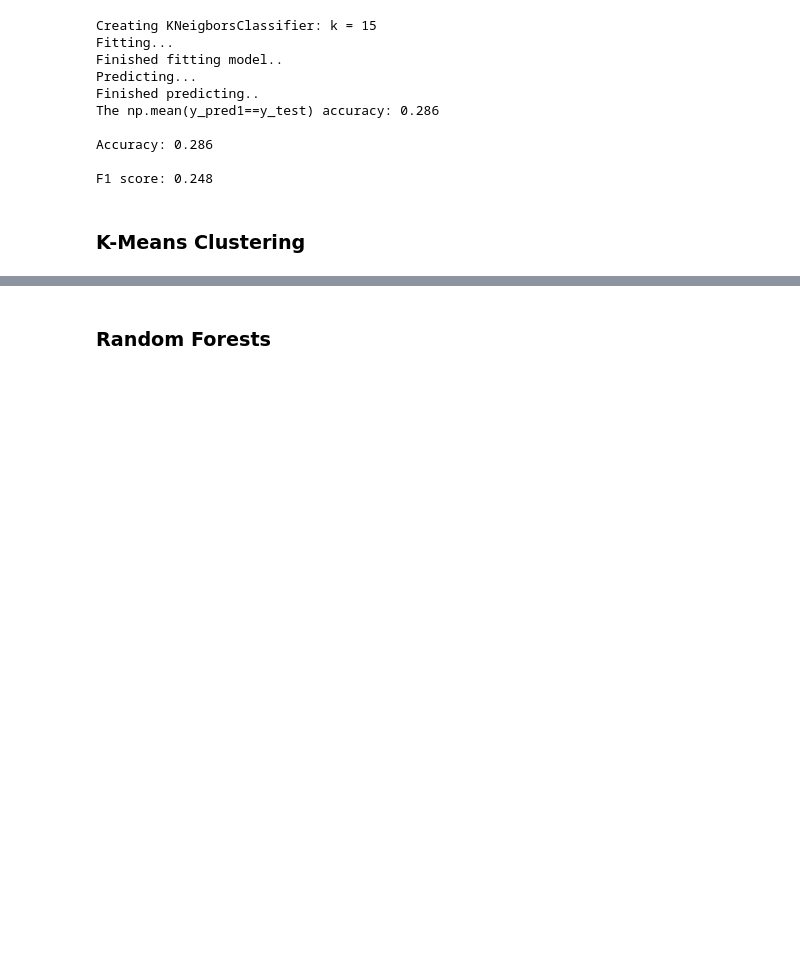
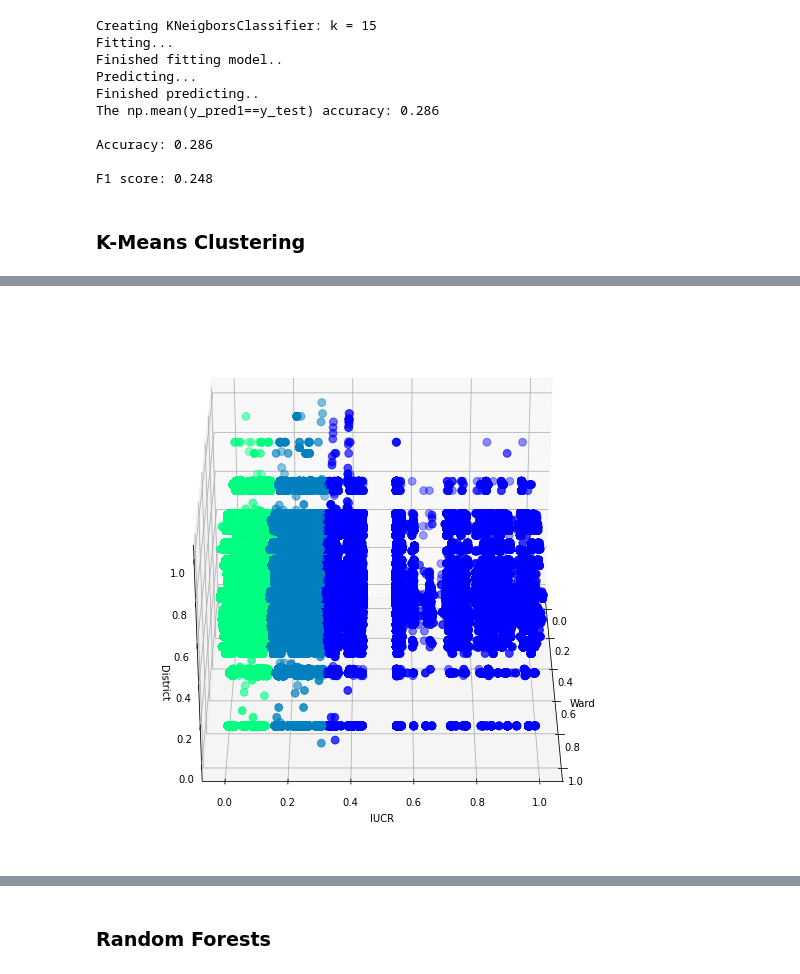
Before and after one commit to jimitbhalavat/CS435TermProject, a Jupyter notebook: TermProject.ipynb, the cells around one changed output, grey strips where cells are left out. Saved outputs shown, nothing was run; the diff lists cells and outputs as text; code cells hidden in the pictures; blank space fills up the shorter version.

```diff
--- a/TermProject.ipynb
+++ b/TermProject.ipynb
@@ -167,0 +239,28 @@ F1 score: 0.248
+# %%
+sub_data['IUCR'] = (sub_data['IUCR'] - sub_data['IUCR'].min())/(sub_data['IUCR'].max()-sub_data['IUCR'].min())
+sub_data['Ward'] = (sub_data['Ward'] - sub_data['Ward'].min())/(sub_data['Ward'].max()-sub_data['Ward'].min())
+sub_data['District'] = (sub_data['District'] - sub_data['District'].min())/(sub_data['District'].max()-sub_data['District'].min())
+# %%
+km = KMeans(n_clusters=3)
+km.fit(sub_data)
+y = km.predict(sub_data)
+labels = km.labels_
+sub_data['Clusters'] = y
+# %%
+plt.close()
+fig2 = plt.figure(figsize=(12,10))
+ax = fig2.add_subplot(111, projection='3d')
+x = np.array(sub_data['Ward'])
+y = np.array(sub_data['IUCR'])
+z = np.array(sub_data['District'])
+
+ax.set_xlabel('Ward')
+ax.set_ylabel('IUCR')
+ax.set_zlabel('District')
+
+ax.scatter(x,y,z, marker="o", c = sub_data["Clusters"], s=60, cmap="winter")
+ax.view_init(azim=0)
+#print(ax.azim)
+plt.show()
+# %% [output]
+[figure, added]
```
Also changed, not shown: parts of 14 cells of this notebook.
